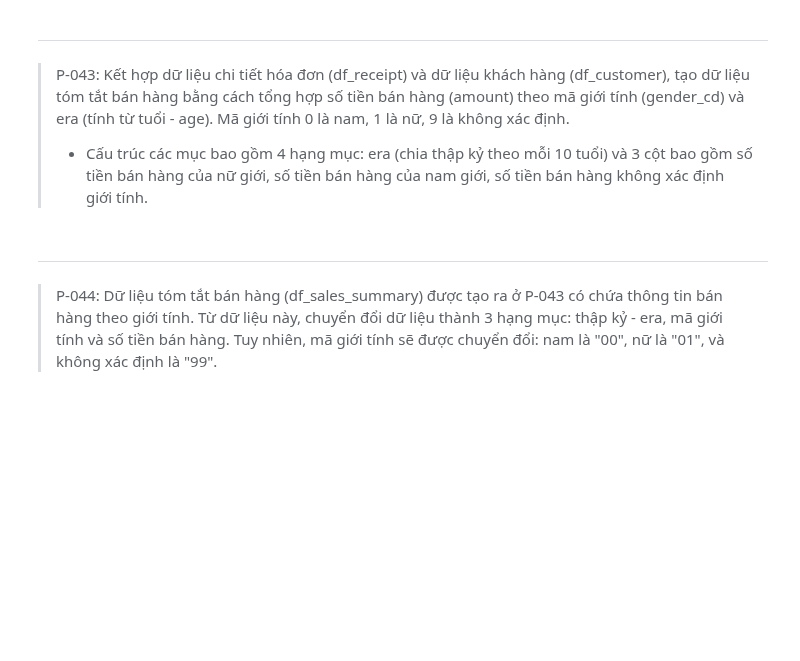
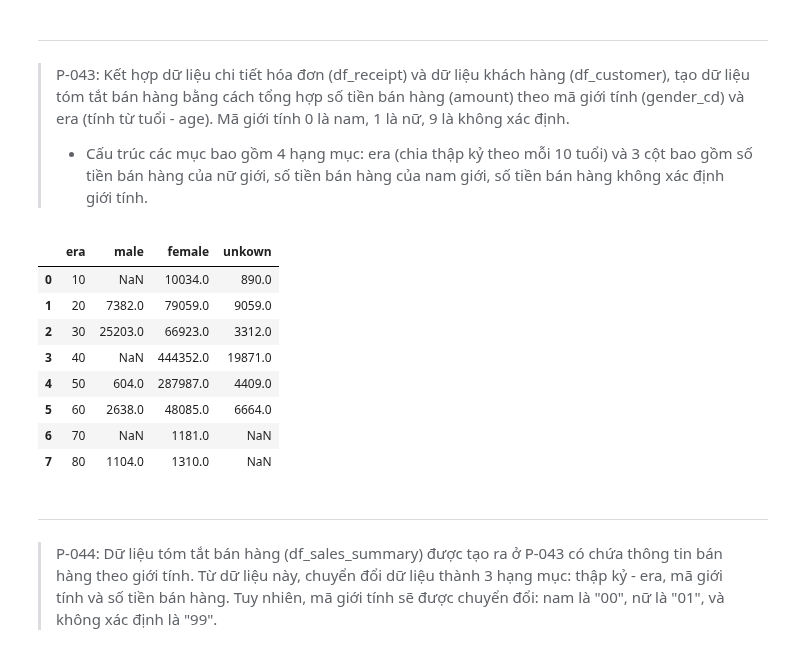
Before and after one commit to quoc-duc/LearnPandas, a Jupyter notebook: notebooks_vn/exercises/100_bai_tap_pandas_vn_exes.ipynb, the cells around one changed output. Saved outputs shown, nothing was run; the diff lists cells and outputs as text; code cells hidden in the pictures; blank space fills up the shorter version.

```diff
--- a/notebooks_vn/exercises/100_bai_tap_pandas_vn_exes.ipynb
+++ b/notebooks_vn/exercises/100_bai_tap_pandas_vn_exes.ipynb
@@ -952,6 +952,32 @@ df_lag.dropna().astype(int).sort_values(['sales_ymd']).head(10)
 > P-043: Kết hợp dữ liệu chi tiết hóa đơn (df_receipt) và dữ liệu khách hàng (df_customer), tạo dữ liệu tóm tắt bán hàng bằng cách tổng hợp số tiền bán hàng (amount) theo mã giới tính (gender_cd) và era (tính từ tuổi - age). Mã giới tính 0 là nam, 1 là nữ, 9 là không xác định.
 >
 > - Cấu trúc các mục bao gồm 4 hạng mục: era (chia thập kỷ theo mỗi 10 tuổi) và 3 cột bao gồm số tiền bán hàng của nữ giới, số tiền bán hàng của nam giới, số tiền bán hàng không xác định giới tính.
+# %%
+df_tmp = pd.merge(df_receipt, df_customer, how="inner", on="customer_id")
+
+df_tmp['era'] = df_tmp['age'].apply(lambda x: math.floor(x / 10) * 10)
+
+df_sales_summary = pd.pivot_table(
+    data=df_tmp,
+    index='era',
+    columns='gender_cd',
+    values='amount',
+    aggfunc='sum'
+).reset_index()
+
+df_sales_summary.columns = ['era', 'male', 'female', 'unkown']
+
+df_sales_summary
+# %% [output]
+|  | era | male | female | unkown |
+| 0 | 10 | NaN | 10034.0 | 890.0 |
+| 1 | 20 | 7382.0 | 79059.0 | 9059.0 |
+| 2 | 30 | 25203.0 | 66923.0 | 3312.0 |
+| 3 | 40 | NaN | 444352.0 | 19871.0 |
+| 4 | 50 | 604.0 | 287987.0 | 4409.0 |
+| 5 | 60 | 2638.0 | 48085.0 | 6664.0 |
+| 6 | 70 | NaN | 1181.0 | NaN |
+| 7 | 80 | 1104.0 | 1310.0 | NaN |
 # %% [markdown]
 ---
 > P-044: Dữ liệu tóm tắt bán hàng (df_sales_summary) được tạo ra ở P-043 có chứa thông tin bán hàng theo giới tính. Từ dữ liệu này, chuyển đổi dữ liệu thành 3 hạng mục: thập kỷ - era, mã giới tính và số tiền bán hàng. Tuy nhiên, mã giới tính sẽ được chuyển đổi: nam là "00", nữ là "01", và không xác định là "99".
```
